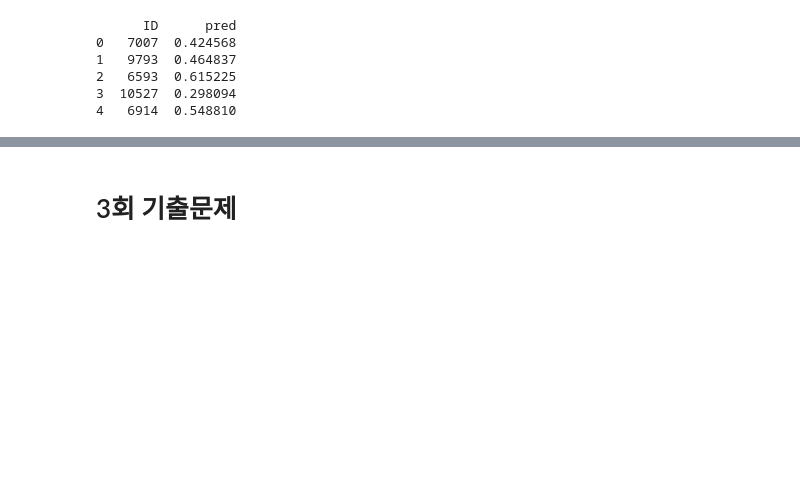
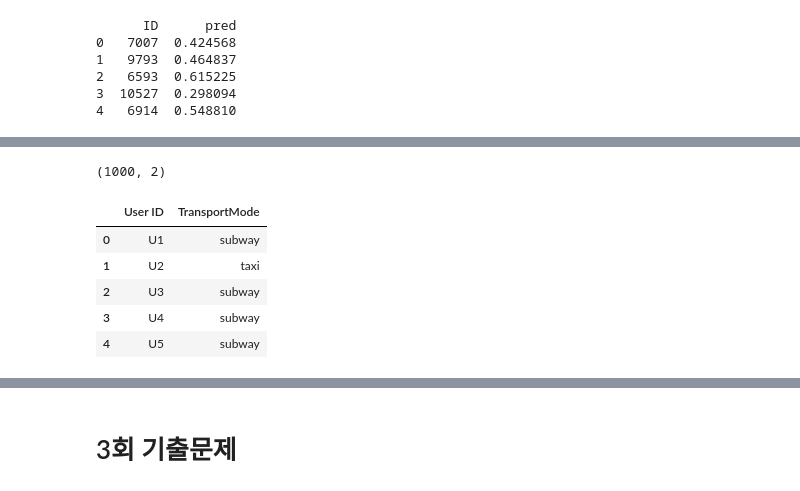
Before and after one commit to va4756/yemoon_bigdata_test, a Jupyter notebook: bigdata_예문_실전문제_example3.ipynb, the cells around one changed output, grey strips where cells are left out. Saved outputs shown, nothing was run; the diff lists cells and outputs as text; code cells hidden in the pictures; blank space fills up the shorter version.

```diff
--- a/bigdata_예문_실전문제_example3.ipynb
+++ b/bigdata_예문_실전문제_example3.ipynb
@@ -646,0 +668,15 @@ print(result.head())
+# %%
+import pandas as pd
+import scipy.stats as stats
+
+df = pd.read_csv('/content/yemoonsaBigdata/datasets/Part5/ex6/06.03.01-transport_data.csv')
+print(df.shape)
+df.head()
+# %% [output]
+(1000, 2)
+|  | User ID | TransportMode |
+| 0 | U1 | subway |
+| 1 | U2 | taxi |
+| 2 | U3 | subway |
+| 3 | U4 | subway |
+| 4 | U5 | subway |
```
Also changed, not shown: parts of 18 cells of this notebook.
